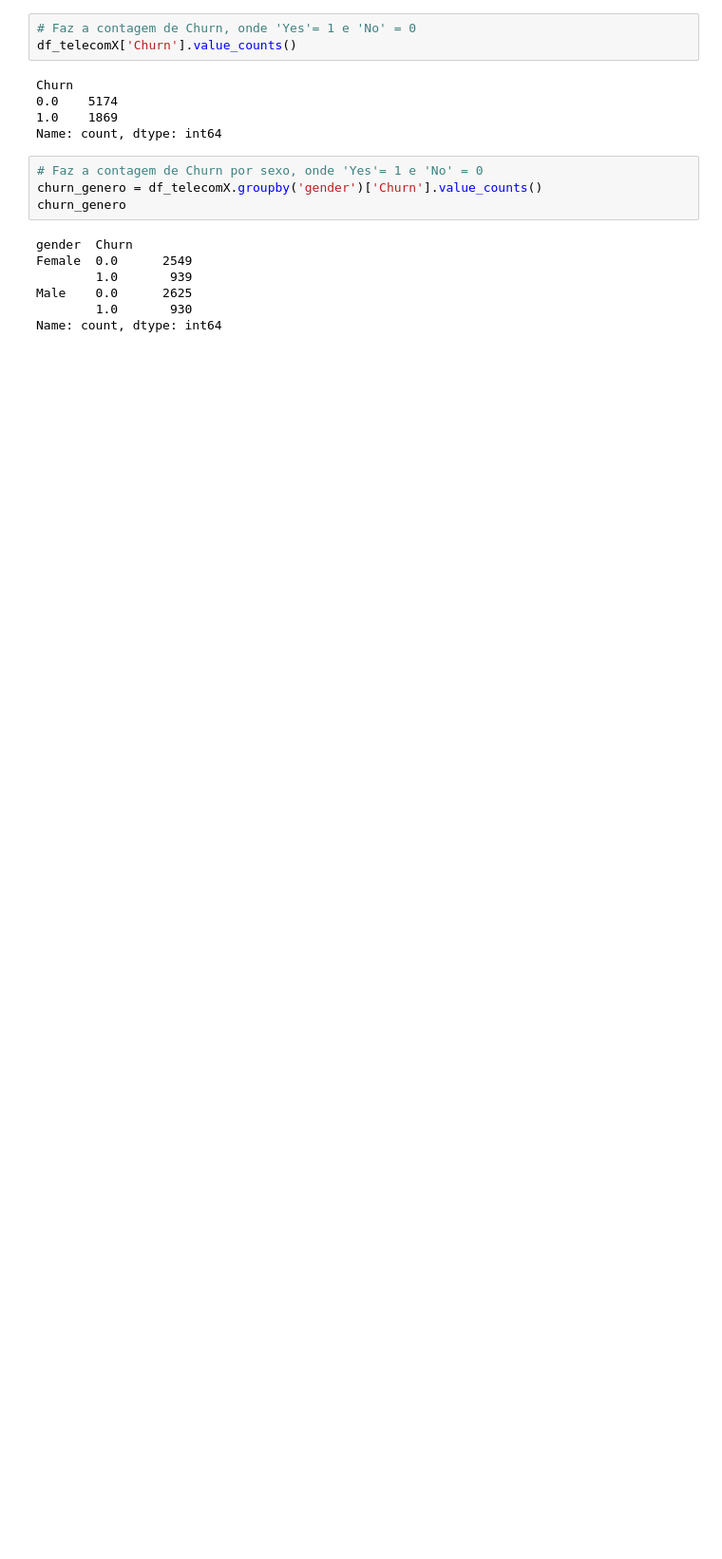
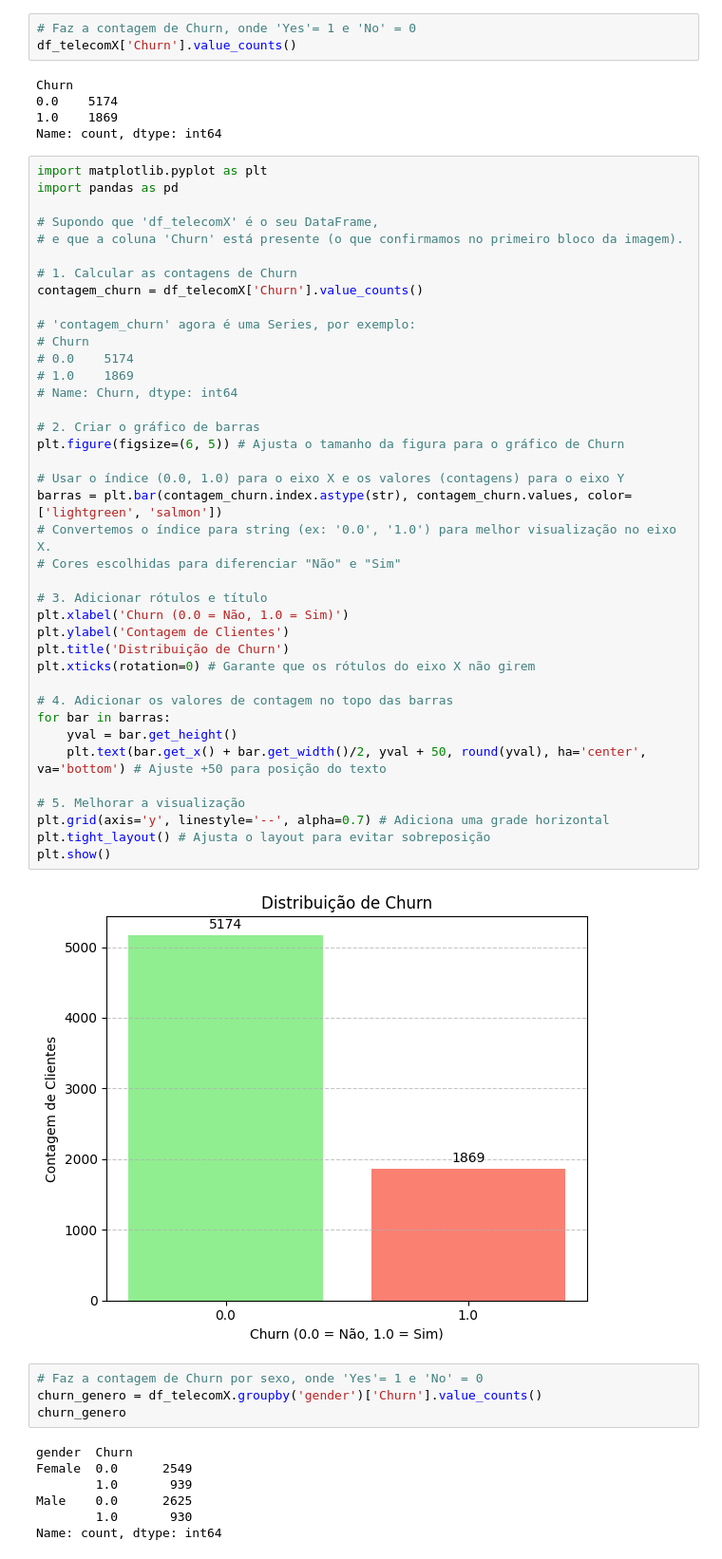
Before and after one commit to JCrpa/curso10_python_data_science_Challenge_TelecomX, a Jupyter notebook: TelecomX_BR.ipynb, the cells around one changed output. Shown: that part at 95% size. Drawn from its saved outputs; the diff is of its cells as text; blank space fills up the shorter version.

```diff
--- a/TelecomX_BR.ipynb
+++ b/TelecomX_BR.ipynb
@@ -295,6 +338,47 @@ Churn
 0.0    5174
 1.0    1869
 Name: count, dtype: int64
+# %%
+import matplotlib.pyplot as plt
+import pandas as pd
+
+# Supondo que 'df_telecomX' é o seu DataFrame,
+# e que a coluna 'Churn' está presente (o que confirmamos no primeiro bloco da imagem).
+
+# 1. Calcular as contagens de Churn
+contagem_churn = df_telecomX['Churn'].value_counts()
+
+# 'contagem_churn' agora é uma Series, por exemplo:
+# Churn
+# 0.0    5174
+# 1.0    1869
+# Name: Churn, dtype: int64
+
+# 2. Criar o gráfico de barras
+plt.figure(figsize=(6, 5)) # Ajusta o tamanho da figura para o gráfico de Churn
+
+# Usar o índice (0.0, 1.0) para o eixo X e os valores (contagens) para o eixo Y
+barras = plt.bar(contagem_churn.index.astype(str), contagem_churn.values, color=['lightgreen', 'salmon'])
+# Convertemos o índice para string (ex: '0.0', '1.0') para melhor visualização no eixo X.
+# Cores escolhidas para diferenciar "Não" e "Sim"
+
+# 3. Adicionar rótulos e título
+plt.xlabel('Churn (0.0 = Não, 1.0 = Sim)')
+plt.ylabel('Contagem de Clientes')
+plt.title('Distribuição de Churn')
+plt.xticks(rotation=0) # Garante que os rótulos do eixo X não girem
+
+# 4. Adicionar os valores de contagem no topo das barras
+for bar in barras:
+    yval = bar.get_height()
+    plt.text(bar.get_x() + bar.get_width()/2, yval + 50, round(yval), ha='center', va='bottom') # Ajuste +50 para posição do texto
+
+# 5. Melhorar a visualização
+plt.grid(axis='y', linestyle='--', alpha=0.7) # Adiciona uma grade horizontal
+plt.tight_layout() # Ajusta o layout para evitar sobreposição
+plt.show()
+# %% [output]
+[figure, added]
 # %%
 # Faz a contagem de Churn por sexo, onde 'Yes'= 1 e 'No' = 0
 churn_genero = df_telecomX.groupby('gender')['Churn'].value_counts()
```
Also changed, not shown: parts of 9 cells of this notebook.
